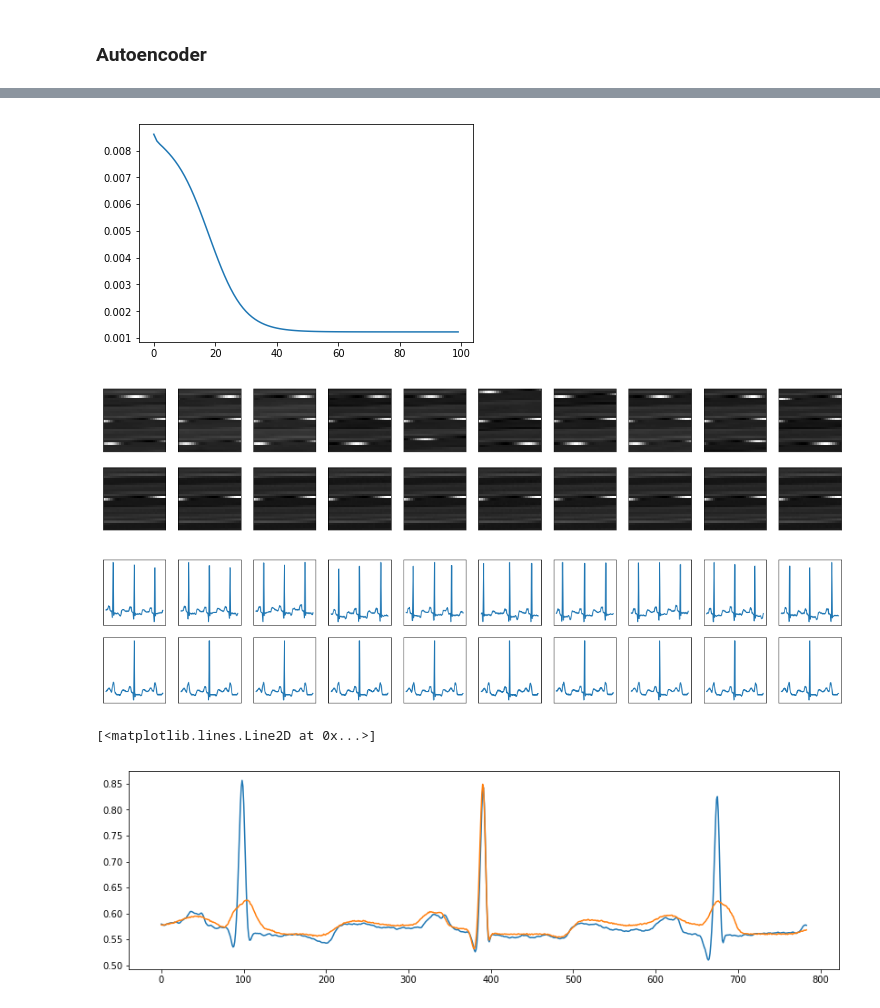
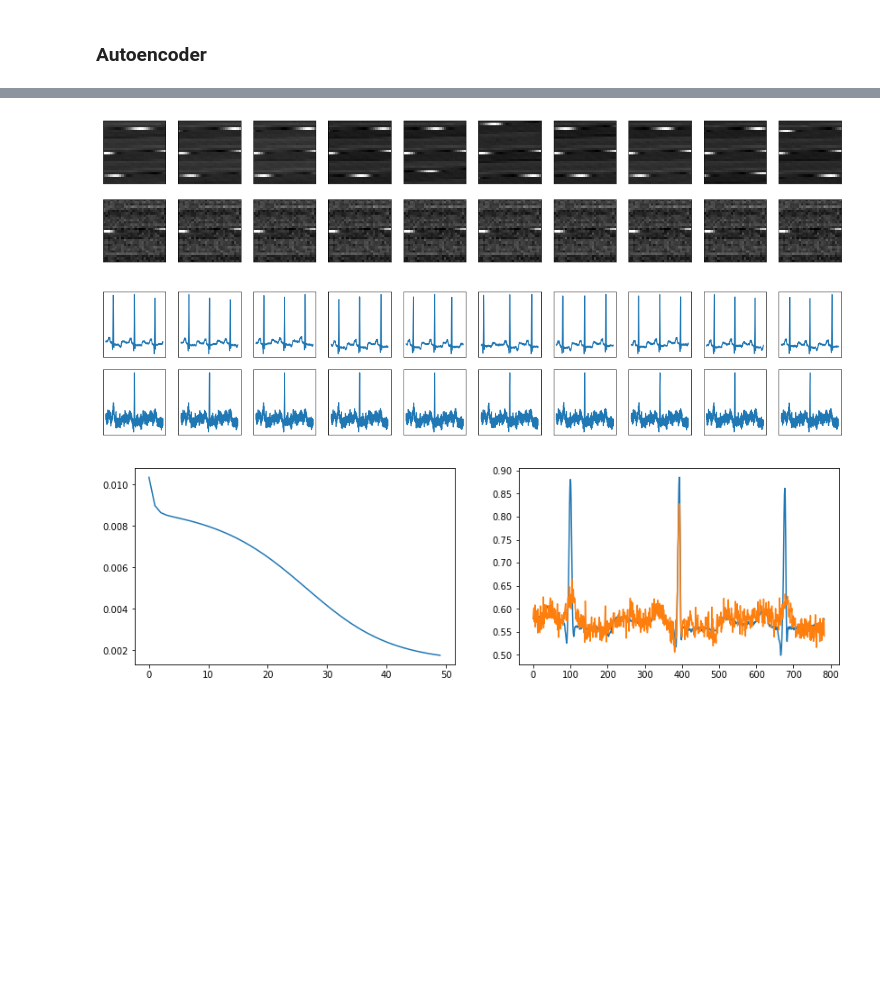
Before and after one commit to piotrbazan/machine-learning, a Jupyter notebook: projects/ecg/ecg.ipynb, the cells around one changed output, grey strips where cells are left out. Saved outputs shown, nothing was run; the diff lists cells and outputs as text; code cells hidden in the pictures; blank space fills up the shorter version.

Commit message:
Adding BN and saving model

```diff
--- a/projects/ecg/ecg.ipynb
+++ b/projects/ecg/ecg.ipynb
@@ -152,16 +162,37 @@ decoded_imgs = check(encoder, decoder)
-# %%
-autoencoder, encoder, decoder = create_encoders(784, [256, 128], 64)
-loss = fit(autoencoder, epochs=100, loss = 'mse')
-plt.plot(loss.history['loss'])
-decoded_imgs = check(encoder, decoder)
-# %% [output]
-[figure, removed]
-[figure, removed]
-[figure, removed]
-# %%
-plt.figure(figsize=(14,4))
-plt.plot(x_train[0])
-plt.plot(decoded_imgs[0])
-# %% [output]
-[<matplotlib.lines.Line2D at 0x...>]
-[figure, removed]
+# %%
+def load_weights(model, filename):
+    if filename is not None:
+        try:
+            model.load_weights(filename, by_name=False)
+            print('Succesfully loaded weights')
+        except Exception as e:
+            print('Can\'t load weights to model', e)
+            pass
+# %%
+def save_weights(model, filename):
+    if filename is not None:
+        try:
+            model.save_weights(filename)
+        except Exception as e:
+            print('Can\'t save weights to model', e)
+            pass
+# %%
+def run(autoencoder, encoder, decoder, shape, weights_filename, epochs = 10):
+    global x_test, x_decoded
+    x_train, x_test = get_train_test_set(shape)
+    load_weights(autoencoder, weights_filename)
+    loss = fit(autoencoder, x_train, x_test, epochs=epochs, loss = 'mse')
+    save_weights(autoencoder, weights_filename)
+    x_decoded = check(encoder, decoder, x_test)
+    plt.figure(figsize=(14,4))
+    plt.subplot(1,2,1)
+    plt.plot(loss.history['loss'])
+    plt.subplot(1,2,2)
+    plt.plot(x_train[0].reshape((784)))
+    plt.plot(x_decoded[0].reshape((784)))
+# %%
+run(*create_encoders(784, [], 64), shape=(784,), epochs=50)
+# %% [output]
+[figure, added]
+[figure, added]
+[figure, added]
```
Also changed, not shown: parts of 19 cells of this notebook.
